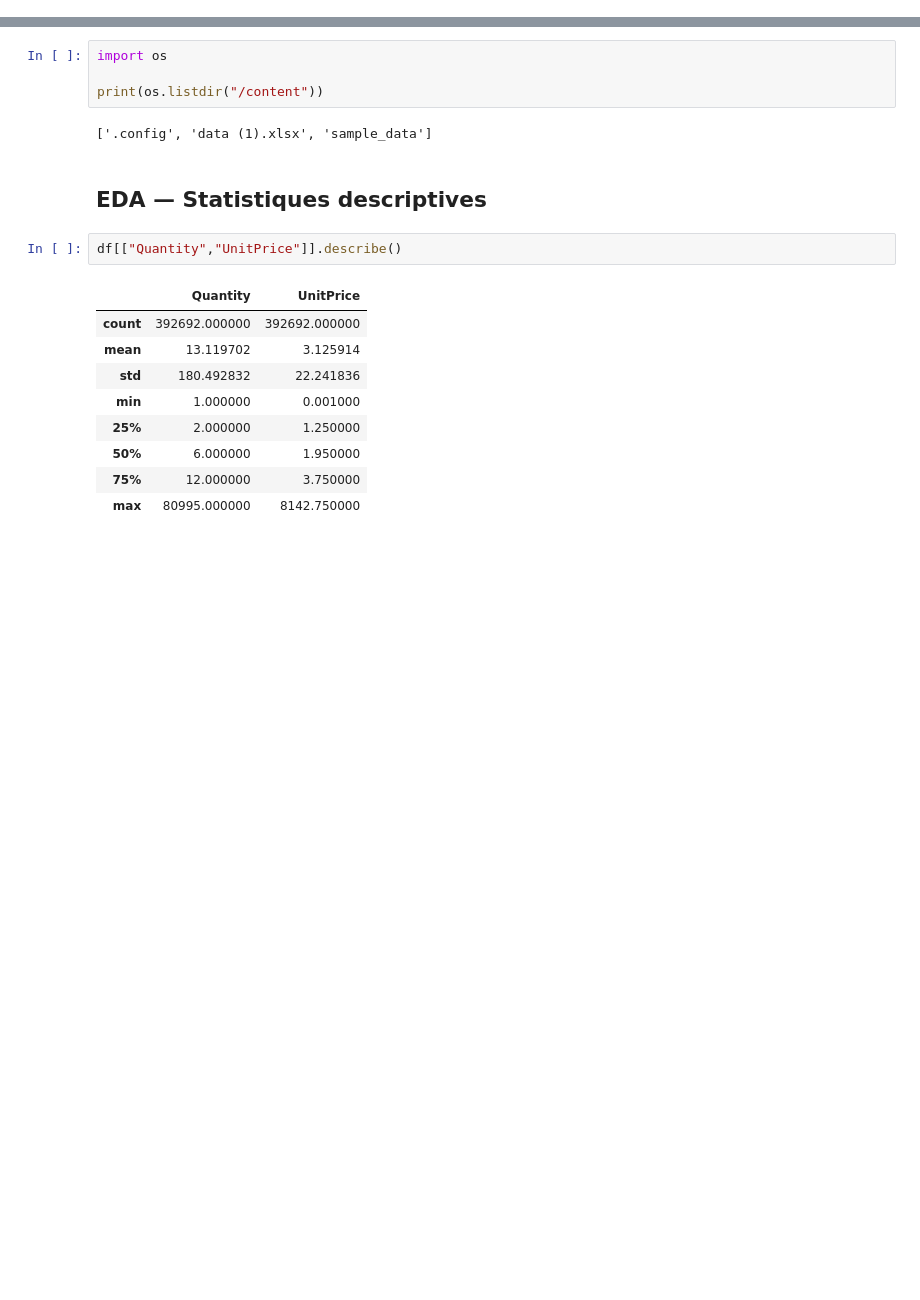
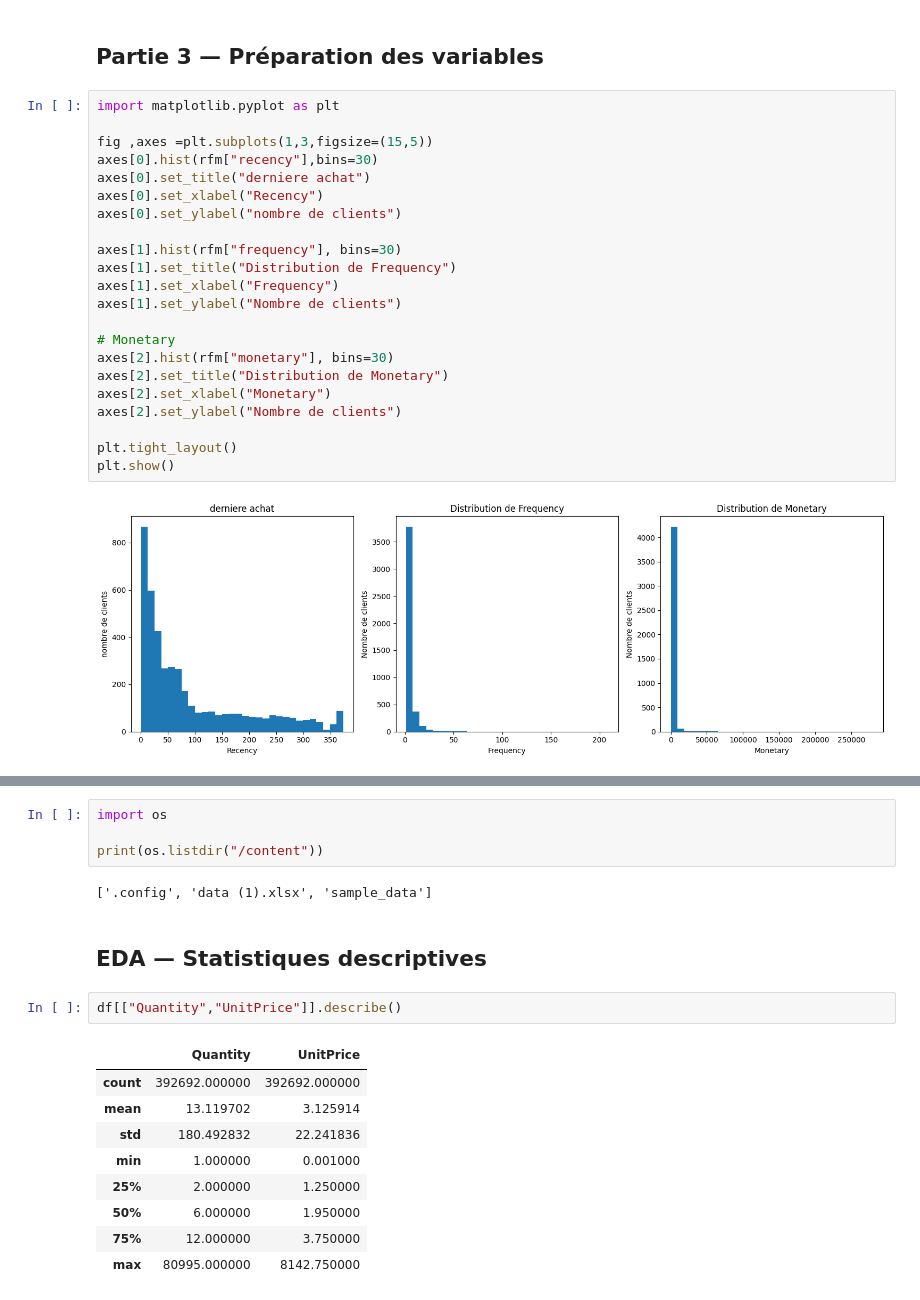
Before and after one commit to YadriAicha/Smart-Customer-Segmentation, a Jupyter notebook: notebooks/segmentation_clients.ipynb, the cells around one changed output, grey strips where cells are left out. Cells and saved outputs as stored; diff of their text form; blank space fills up the shorter version.

```diff
--- a/notebooks/segmentation_clients.ipynb
+++ b/notebooks/segmentation_clients.ipynb
@@ -0,0 +252,26 @@
+# %% [markdown]
+## Partie 3 — Préparation des variables
+# %%
+import matplotlib.pyplot as plt
+
+fig ,axes =plt.subplots(1,3,figsize=(15,5))
+axes[0].hist(rfm["recency"],bins=30)
+axes[0].set_title("derniere achat")
+axes[0].set_xlabel("Recency")
+axes[0].set_ylabel("nombre de clients")
+
+axes[1].hist(rfm["frequency"], bins=30)
+axes[1].set_title("Distribution de Frequency")
+axes[1].set_xlabel("Frequency")
+axes[1].set_ylabel("Nombre de clients")
+
+# Monetary
+axes[2].hist(rfm["monetary"], bins=30)
+axes[2].set_title("Distribution de Monetary")
+axes[2].set_xlabel("Monetary")
+axes[2].set_ylabel("Nombre de clients")
+
+plt.tight_layout()
+plt.show()
+# %% [output]
+[figure, added]
```
Also changed, not shown: parts of 34 cells of this notebook, 2 other files.
